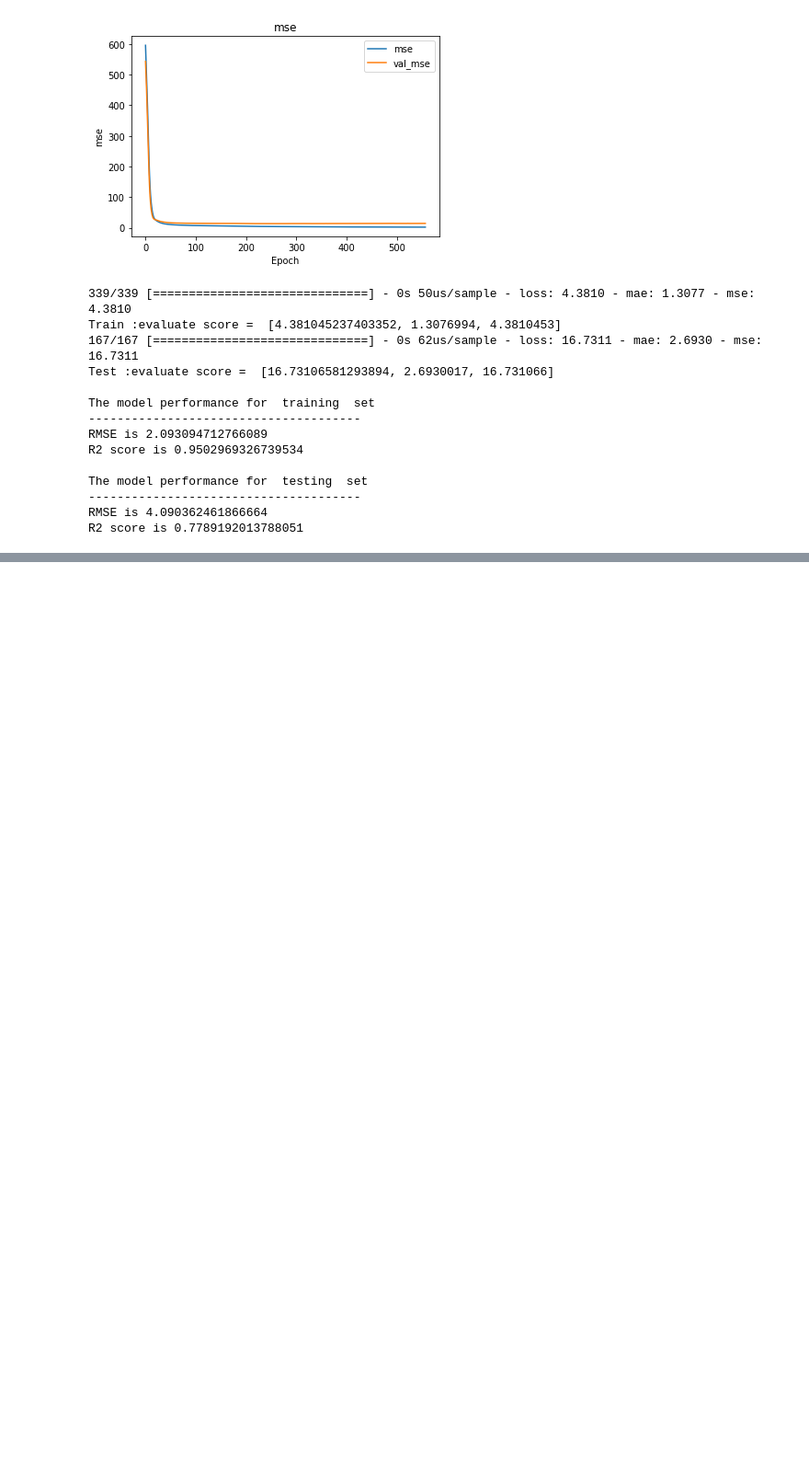
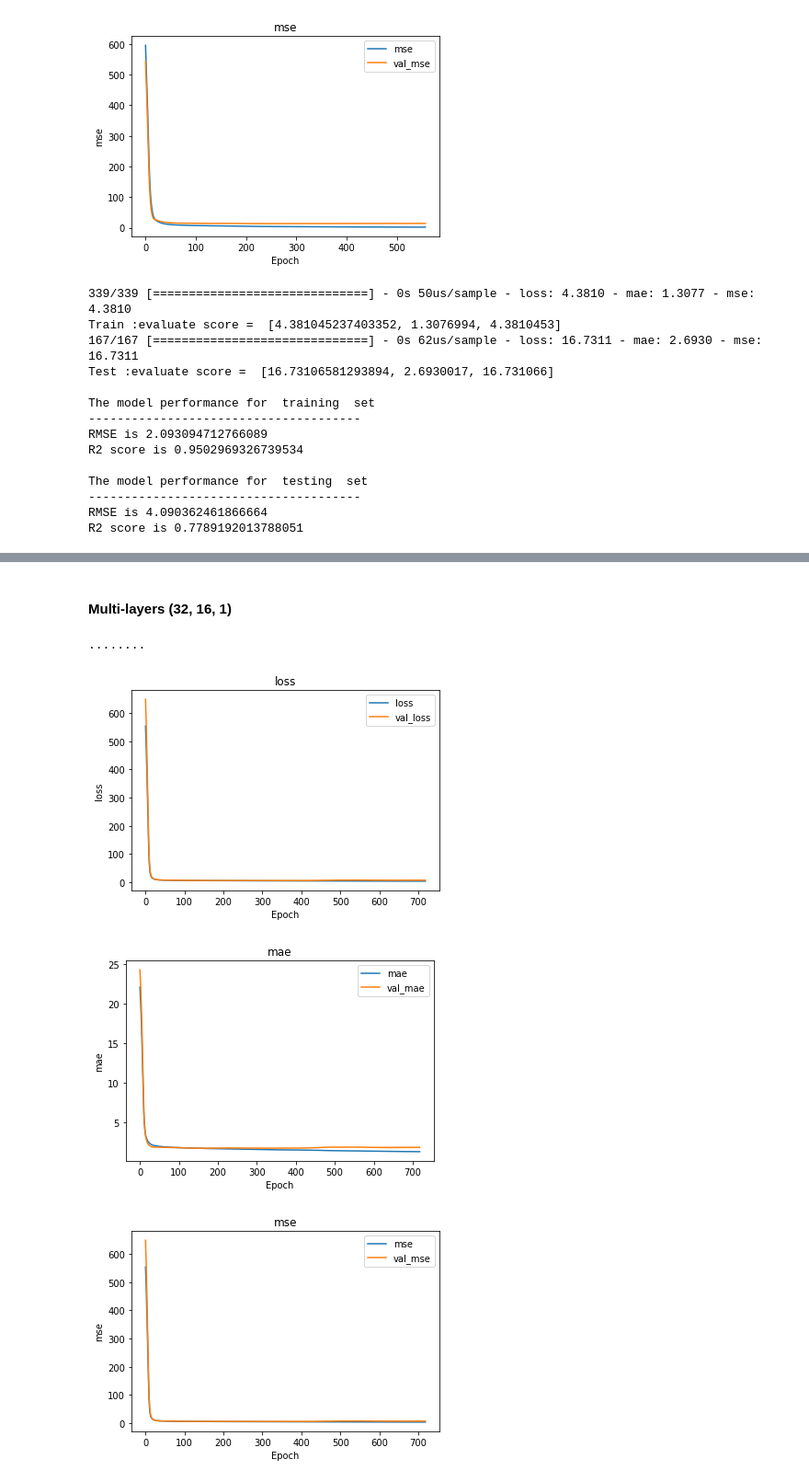
Before and after one commit to xdderekchen/ML, a Jupyter notebook: LinearRegression.ipynb, the cells around one changed output, grey strips where cells are left out. Shown: that part at 92% size. Drawn from its saved outputs; the diff is of its cells as text; code cells hidden in the pictures; blank space fills up the shorter version.

```diff
--- a/LinearRegression.ipynb
+++ b/LinearRegression.ipynb
@@ -698,19 +560,0 @@ Warnings:
-# %%
-import numpy as np
-import statsmodels.api as sm
-from sklearn.linear_model import LinearRegression
-
-# Generate artificial data (2 regressors + constant)
-nobs = 10000
-X0 = np.random.random((nobs, 2))
-X = sm.add_constant(X0)
-beta = [1, .1, .5]
-e = np.random.random(nobs)
-y = np.dot(X, beta) + e
-
-# Fit regression model
-print(sm.OLS(y, X).fit().params)
-
-print(LinearRegression(fit_intercept=True).fit(X0, y).coef_)
-
-print(LinearRegression(fit_intercept=False).fit(X, y).coef_)
@@ -771,0 +807,45 @@ Covariance Type:            nonrobust
+# %% [markdown]
+#### Multi-layers (32, 16, 1)
+# %%
+model = Sequential([
+    Dense(32, activation='relu', input_shape=(widthX,)),
+    Dense(16, activation='relu'),
+    Dense(1)
+   ])
+
+optimizer = tf.keras.optimizers.RMSprop(learning_rate=0.002) # Default value
+model.compile(optimizer=optimizer,loss='mse', metrics =['mae', 'mse'])
+
+early_stop = keras.callbacks.EarlyStopping(monitor='loss', patience=5)
+
+# Train the model
+history = model.fit(
+    x_train,
+    y_train,
+    epochs=10000,
+    shuffle=False,
+    validation_split = 0.2,
+    verbose=0, callbacks=[early_stop, PrintDot()]
+)
+
+plot_Tesor(history.history, "loss")
+plot_Tesor(history.history, "mae")
+plot_Tesor(history.history, "mse")
+
+model_sum(model, x_train, y_train, "Train")
+model_sum(model, x_test,  y_test,  "Test")
+
+y_train_predict = model.predict(x_train)
+y_test_predict =  model.predict(x_test)
+
+linear_Reg_report("training", y_train_predict, y_train)
+linear_Reg_report("testing",  y_test_predict, y_test)
+
+#print_coeff()
+print("========================================\nlayer summary")
+model.summary()
+# %% [output]
+........
+[figure, added]
+[figure, added]
+[figure, added]
```
Also changed, not shown: parts of 29 cells of this notebook.
